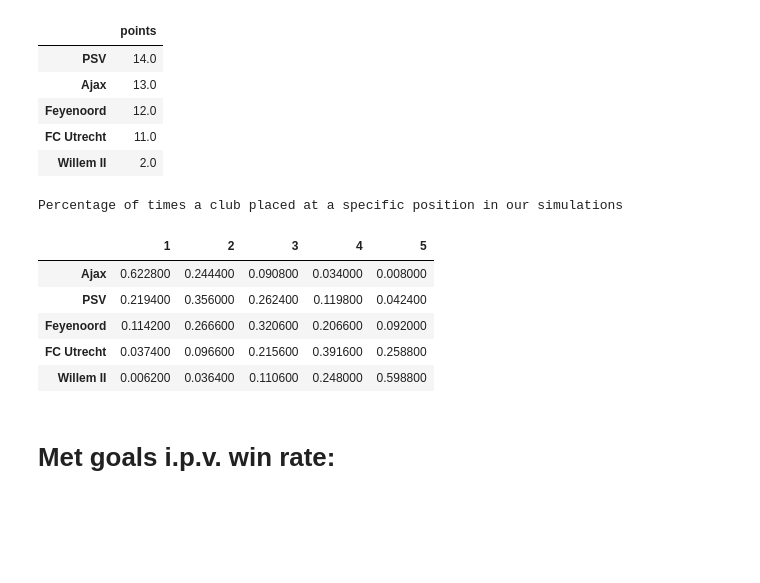
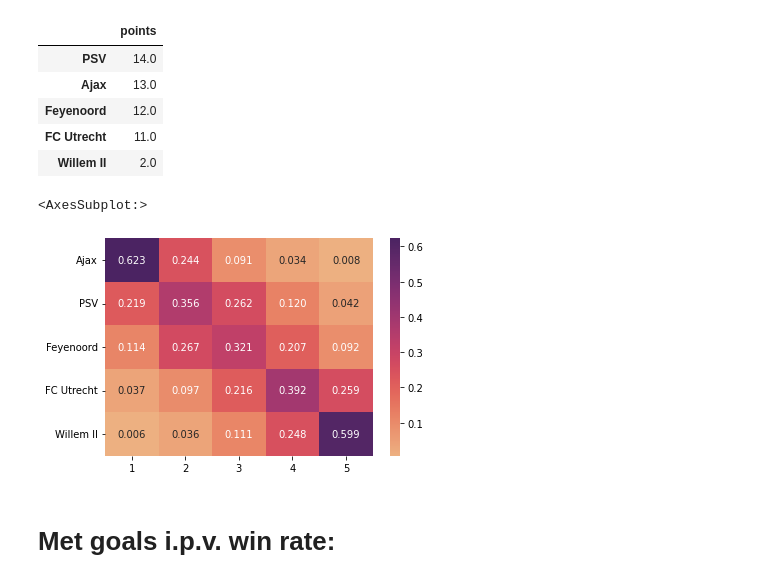
Before and after one commit to Verrem98/monte_carlo_sim, a Jupyter notebook: monte_carlo.ipynb, the cells around one changed output. Drawn from its saved outputs; the diff is of its cells as text; code cells hidden in the pictures; blank space fills up the shorter version.

```diff
--- a/monte_carlo.ipynb
+++ b/monte_carlo.ipynb
@@ -158,6 +158,9 @@ df
 | Willem II | 17/18/65 | 20/26/54 | 23/24/53 | 37/25/38 | None |
 # %%
 def roll(data):
+    """
+    simuleer één voetbal wedstrijd op basis van winrates
+    """
 
     rand = mt.randint(1,100)
 
@@ -178,6 +181,9 @@ def roll(data):
 
 
 def sim():
+    """
+    simuleer één voetbal competitie op basis van winrates
+    """
 
 
     # create a list of all possible games
@@ -211,6 +217,9 @@ sim()
 | Willem II | 2.0 |
 # %%
 def sim_multiple(iterations, sim_method):
+    """
+    simuleer meerdere voetbal competities
+    """
 
     mc_frame = pd.DataFrame({k:np.zeros(len(indices)) for k in range(1,len(indices)+1)}).set_index(pd.Series(indices))
 
@@ -247,22 +237,10 @@ styles = [
-# %%
-import seaborn as sns
-
-cm = sns.color_palette("flare", as_cmap=True)
-
-winrate_result_df = (mc_df.style
-  .background_gradient(cmap=cm)
-  .set_caption('Percentage of times a club placed at a specific position in our simulations')
-  .set_table_styles(styles))
-
-winrate_result_df
-# %% [output]
-Percentage of times a club placed at a specific position in our simulations
-|  | 1 | 2 | 3 | 4 | 5 |
-| Ajax | 0.622800 | 0.244400 | 0.090800 | 0.034000 | 0.008000 |
-| PSV | 0.219400 | 0.356000 | 0.262400 | 0.119800 | 0.042400 |
-| Feyenoord | 0.114200 | 0.266600 | 0.320600 | 0.206600 | 0.092000 |
-| FC Utrecht | 0.037400 | 0.096600 | 0.215600 | 0.391600 | 0.258800 |
-| Willem II | 0.006200 | 0.036400 | 0.110600 | 0.248000 | 0.598800 |
+# %%
+import seaborn as sns
+
+sns.heatmap(mc_df, cmap='flare', annot=True,fmt='.3f')
+# %% [output]
+<AxesSubplot:>
+[figure, added]
 # %% [markdown]
 # Met goals i.p.v. win rate:
 # %%
```
Also changed, not shown: parts of 8 cells of this notebook.
